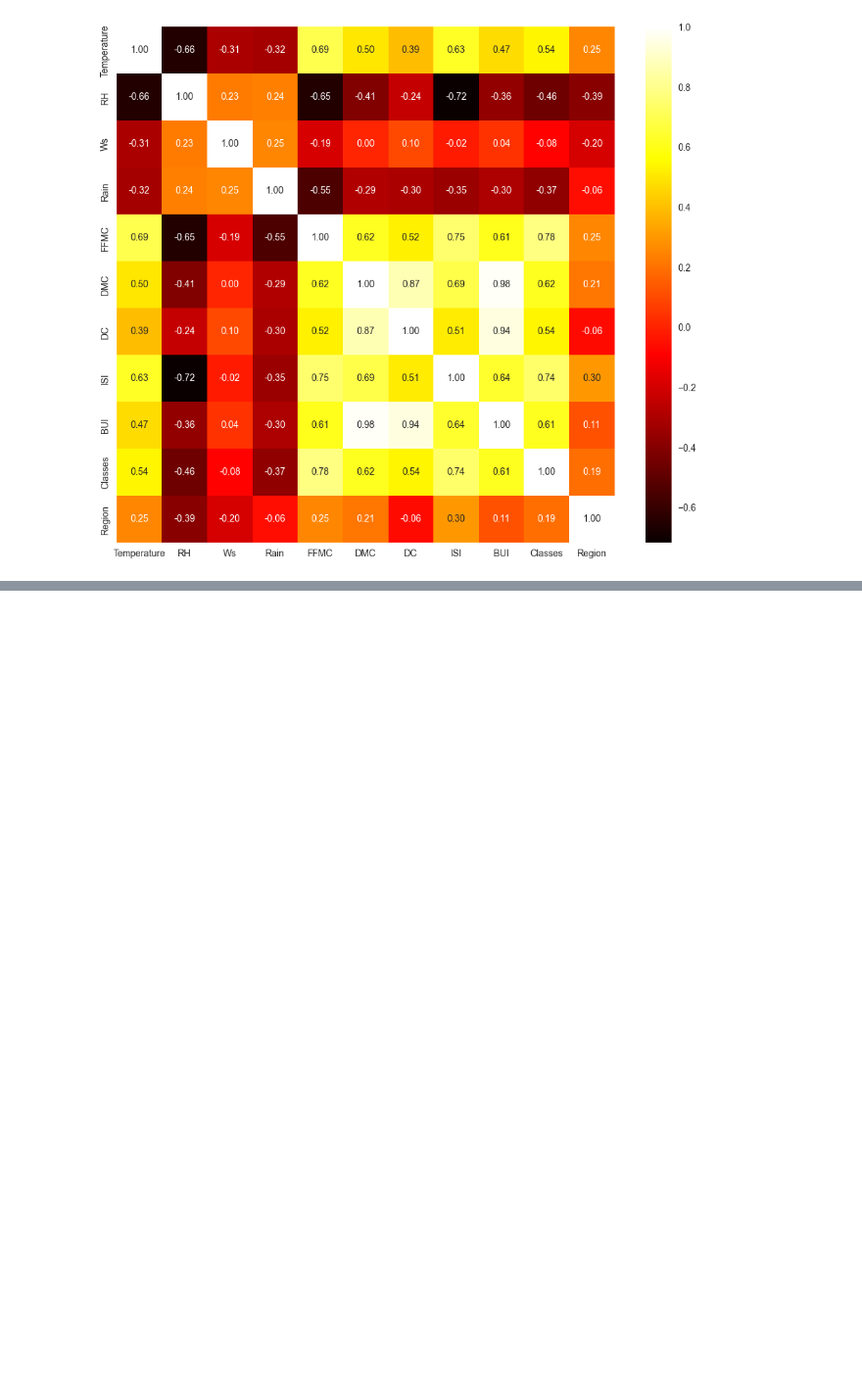
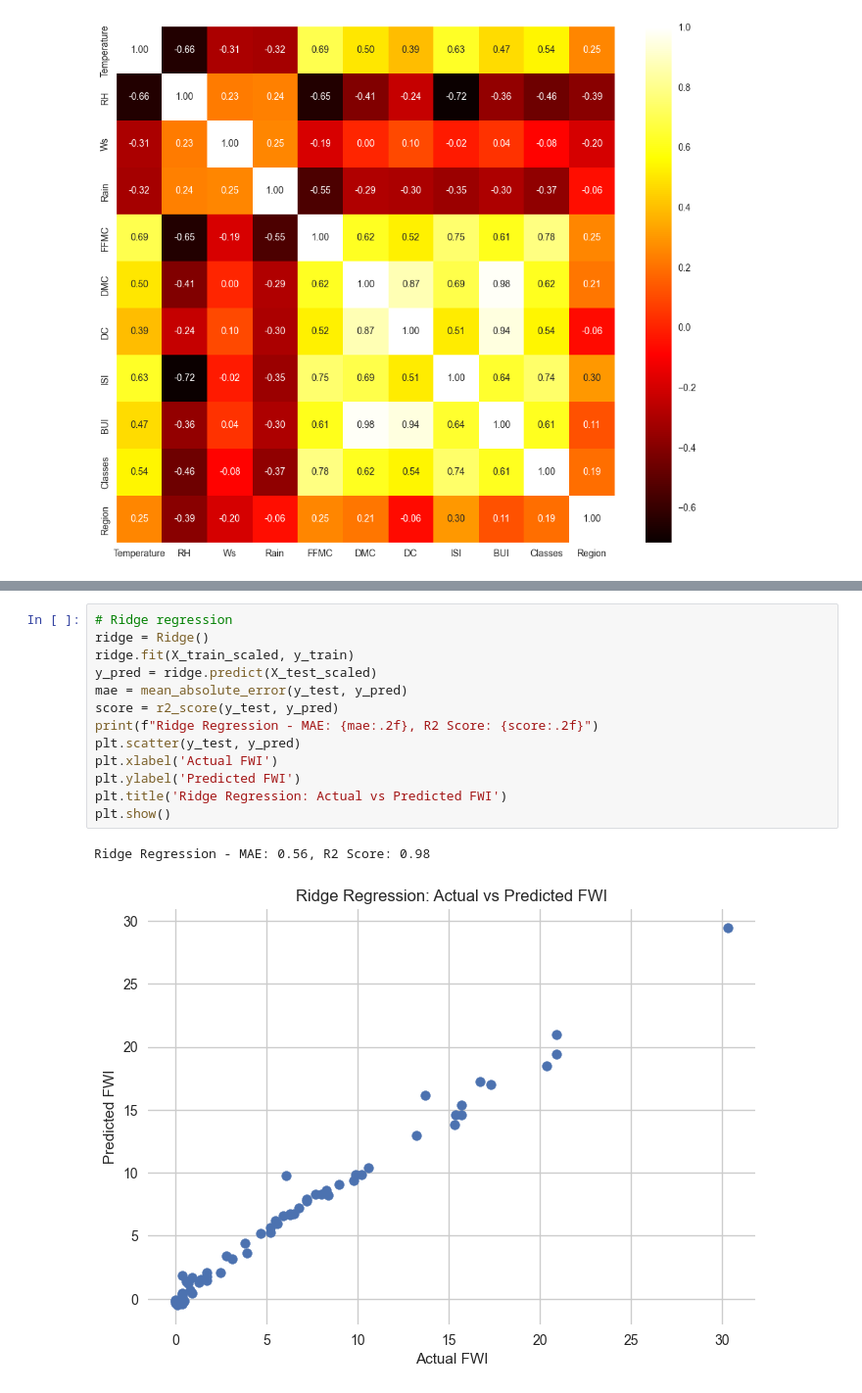
Before and after one commit to abhik12295/Data-Science-Learning, a Jupyter notebook: Core ML Topics/5. ML Algos/Supervised ML/2. Ridge_Lasso_ElasticNet.ipynb, the cells around one changed output, grey strips where cells are left out. Shown at 98% size. Cells and saved outputs as stored; diff of their text form; blank space fills up the shorter version.

```diff
--- a/Core ML Topics/5. ML Algos/Supervised ML/2. Ridge_Lasso_ElasticNet.ipynb
+++ b/Core ML Topics/5. ML Algos/Supervised ML/2. Ridge_Lasso_ElasticNet.ipynb
@@ -678,0 +785,16 @@ sns.heatmap(X_train.corr(), annot=True, cmap='hot', fmt='.2f')
+# %%
+# Ridge regression
+ridge = Ridge()
+ridge.fit(X_train_scaled, y_train)
+y_pred = ridge.predict(X_test_scaled)
+mae = mean_absolute_error(y_test, y_pred)
+score = r2_score(y_test, y_pred)
+print(f"Ridge Regression - MAE: {mae:.2f}, R2 Score: {score:.2f}")
+plt.scatter(y_test, y_pred)
+plt.xlabel('Actual FWI')
+plt.ylabel('Predicted FWI')
+plt.title('Ridge Regression: Actual vs Predicted FWI')
+plt.show()
+# %% [output]
+Ridge Regression - MAE: 0.56, R2 Score: 0.98
+[figure, added]
```
Also changed, not shown: parts of 25 cells of this notebook.
